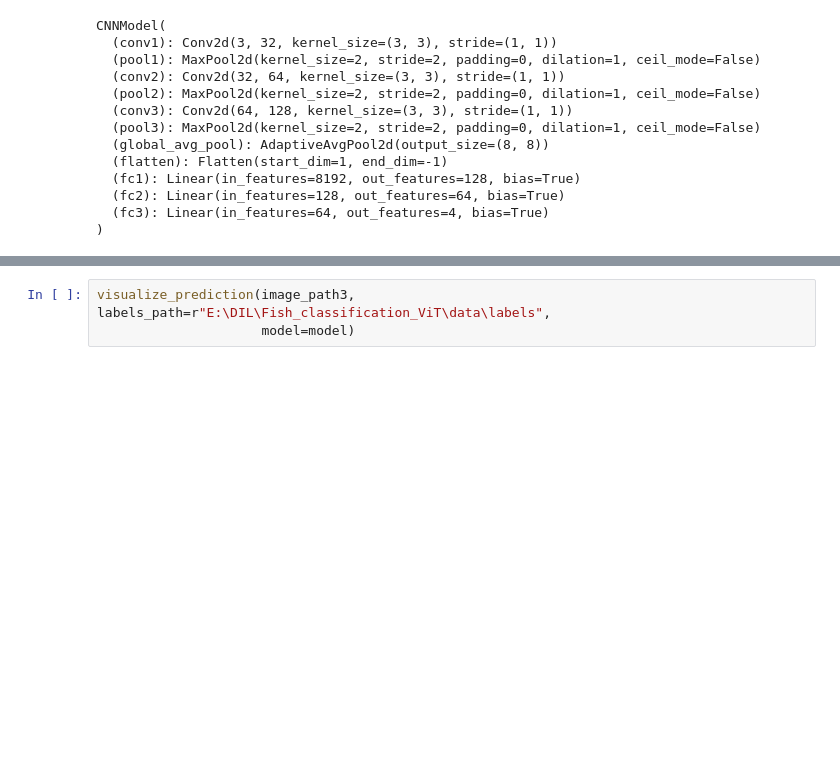
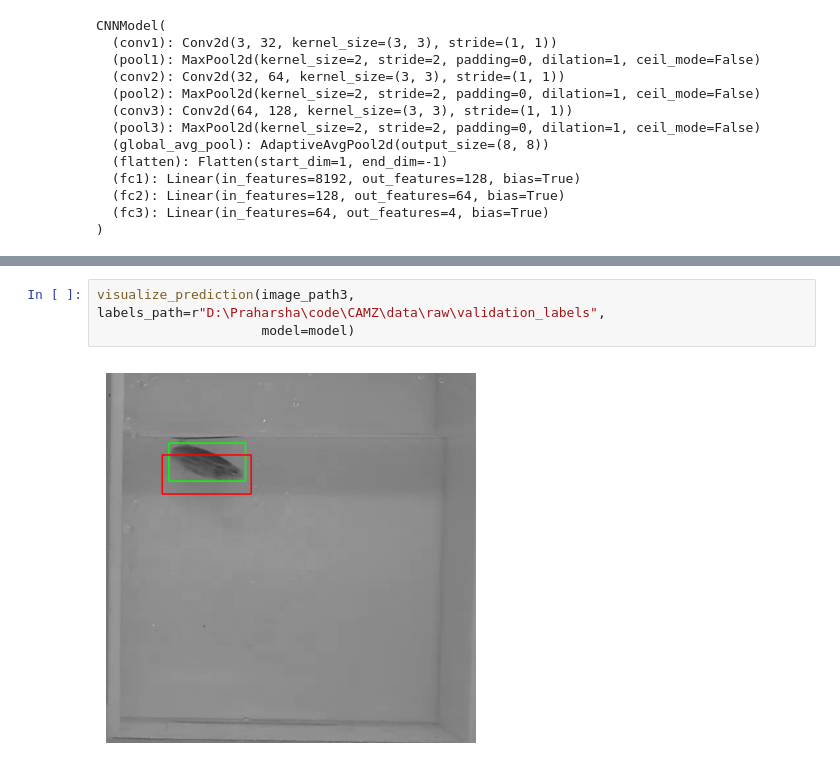
Before and after one commit to Praharsha-Himala/CAMZ, a Jupyter notebook: notebooks/2.0-chp-CNN.ipynb, the cells around one changed output, grey strips where cells are left out. Drawn from its saved outputs; the diff is of its cells as text; blank space fills up the shorter version.

```diff
--- a/notebooks/2.0-chp-CNN.ipynb
+++ b/notebooks/2.0-chp-CNN.ipynb
@@ -252,3 +295,5 @@ visualize_prediction(image_path2, labels_path=r"E:\DIL\Fish_classification_ViT\d
 # %%
-visualize_prediction(image_path3, labels_path=r"E:\DIL\Fish_classification_ViT\data\labels",
+visualize_prediction(image_path3, labels_path=r"D:\Praharsha\code\CAMZ\data\raw\validation_labels",
                      model=model)
+# %% [output]
+[figure, added]
```
Also changed, not shown: parts of 13 cells of this notebook, 26 other files.
